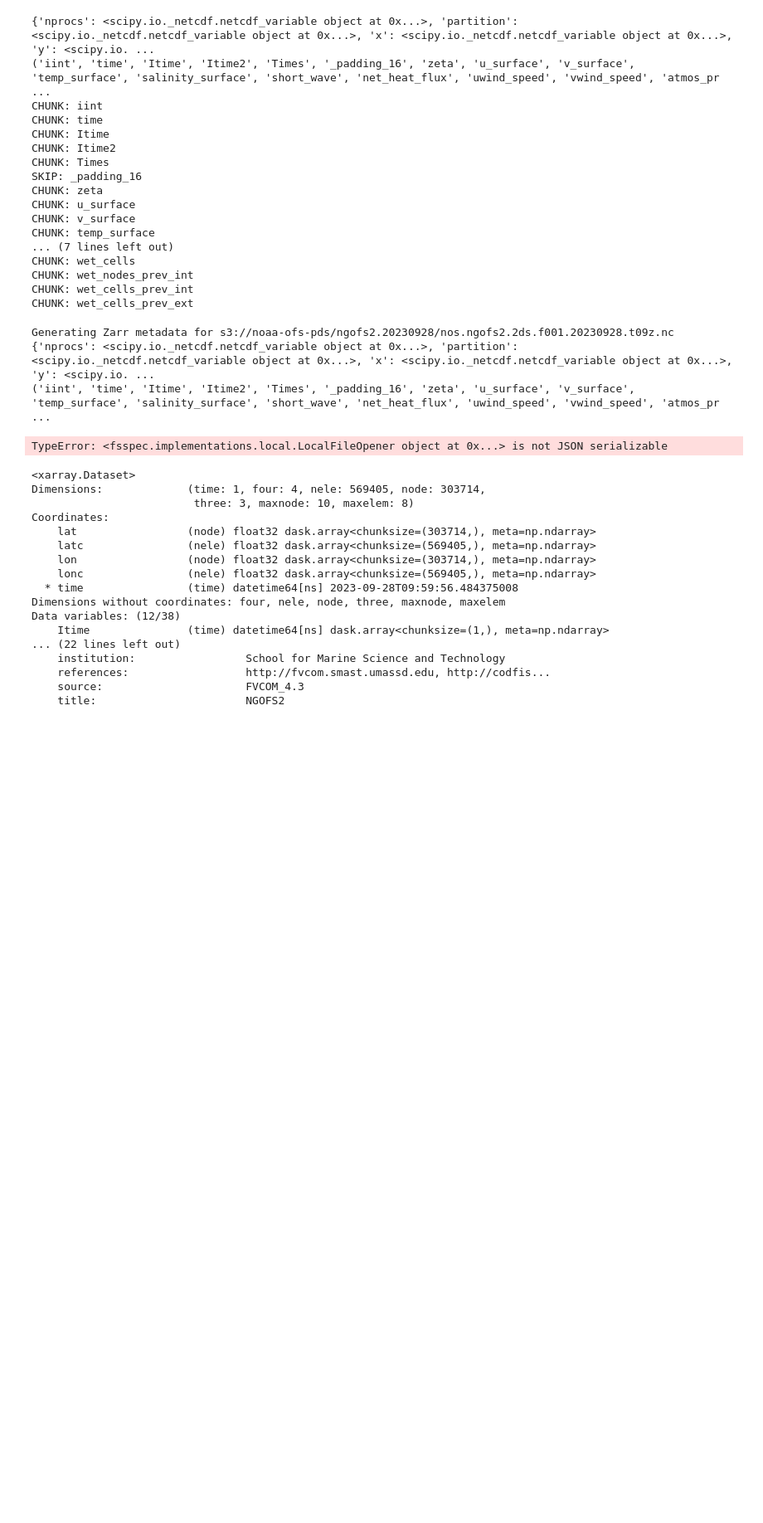
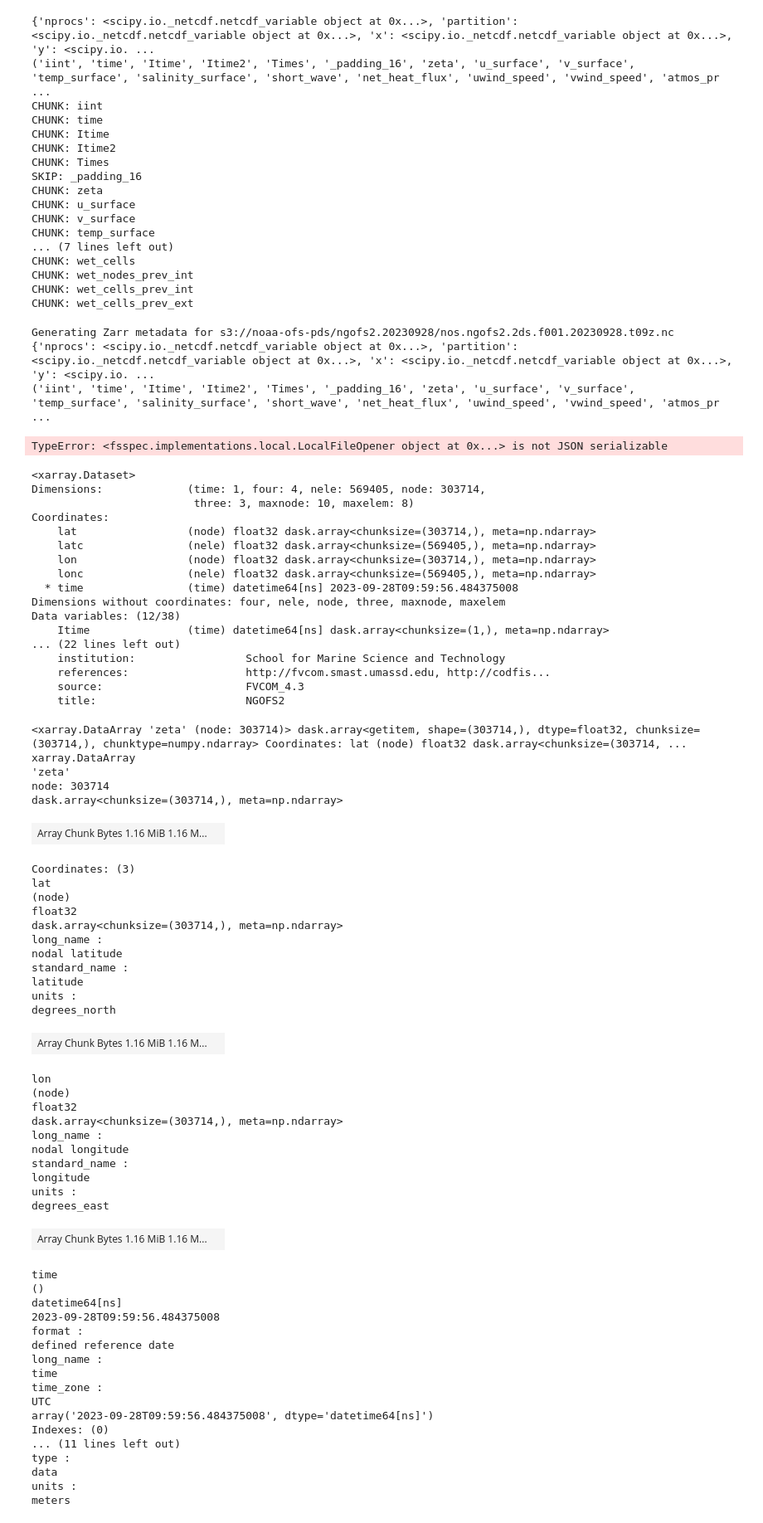
Before and after one commit to mpiannucci/ocean-notebooks, a Jupyter notebook: ngofs2.ipynb, the cells around one changed output. Shown at 83% size. Drawn from its saved outputs; the diff is of its cells as text; code cells hidden in the pictures; blank space fills up the shorter version.

```diff
--- a/ngofs2.ipynb
+++ b/ngofs2.ipynb
@@ -100,3 +100,53 @@ Data variables: (12/38)
     references:                  http://fvcom.smast.umassd.edu, http://codfis...
     source:                      FVCOM_4.3
     title:                       NGOFS2
+# %%
+zeta = ds.zeta.cf.isel(time=0)
+zeta
+# %% [output]
+<xarray.DataArray 'zeta' (node: 303714)> dask.array<getitem, shape=(303714,), dtype=float32, chunksize=(303714,), chunktype=numpy.ndarray> Coordinates: lat (node) float32 dask.array<chunksize=(303714, ...
+xarray.DataArray
+'zeta'
+node: 303714
+dask.array<chunksize=(303714,), meta=np.ndarray>
+| Array Chunk Bytes 1.16 MiB 1.16 M... |  |
+Coordinates: (3)
+lat
+(node)
+float32
+dask.array<chunksize=(303714,), meta=np.ndarray>
+long_name :
+nodal latitude
+standard_name :
+latitude
+units :
+degrees_north
+| Array Chunk Bytes 1.16 MiB 1.16 M... |  |
+lon
+(node)
+float32
+dask.array<chunksize=(303714,), meta=np.ndarray>
+long_name :
+nodal longitude
+standard_name :
+longitude
+units :
+degrees_east
+| Array Chunk Bytes 1.16 MiB 1.16 M... |  |
+time
+()
+datetime64[ns]
+2023-09-28T09:59:56.484375008
+format :
+defined reference date
+long_name :
+time
+time_zone :
+UTC
+array('2023-09-28T09:59:56.484375008', dtype='datetime64[ns]')
+Indexes: (0)
+... (11 lines left out)
+type :
+data
+units :
+meters
```
Also changed, not shown: parts of 1 cell of this notebook, 2 other files.
